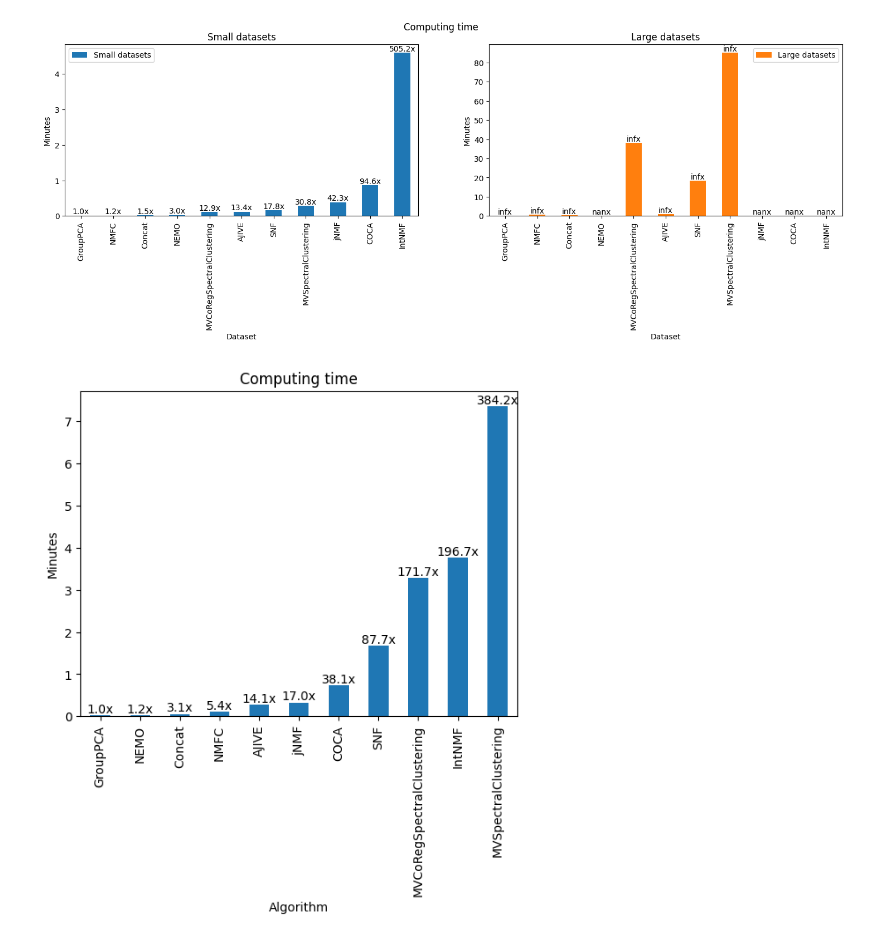
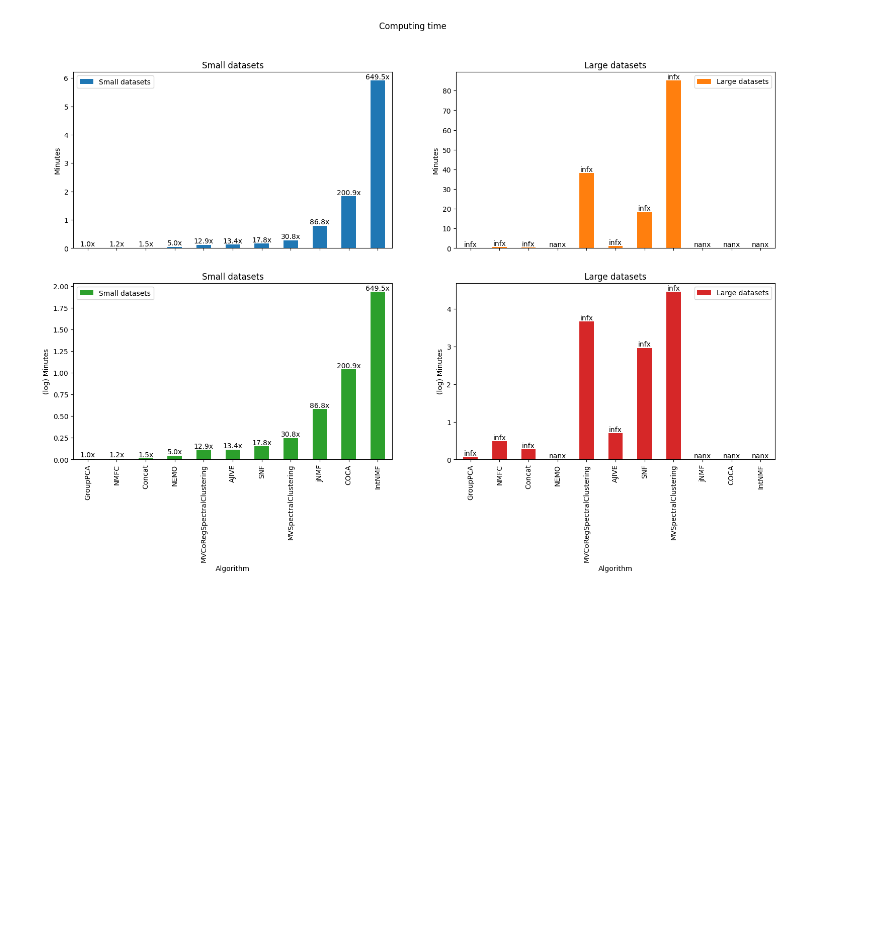
Before and after one commit to RafRomB/imml, a Jupyter notebook: time_evaluation.ipynb, the cells around one changed output. Saved outputs shown, nothing was run; the diff lists cells and outputs as text; code cells hidden in the pictures; blank space fills up the shorter version.

```diff
--- a/time_evaluation.ipynb
+++ b/time_evaluation.ipynb
@@ -45,22 +75,32 @@ dtype: float64
+# %%
+large_datasets = ["caltech101", "nuswide"]
+time = pd.DataFrame([results.drop(columns=large_datasets).mean(1), results[large_datasets].mean(1)], index= ["Small datasets", "Large datasets"]).T
+time = time.div(60).sort_values("Small datasets")
+labels = time / time.min(0)
+labels = labels.round(1).astype(str) + "x"
+time = pd.concat([time, time.apply(np.log1p)], axis=1)
+axs = time.plot.bar(title= "Computing time", xlabel= "Algorithm", ylabel= "Minutes", subplots= True, layout= (2,2), figsize= (18,10))
+for idx, ax in enumerate(axs.flatten()):
+    if idx > 1:
+        ax.set(ylabel= f"(log) {ax.get_ylabel()}")
+    _ = ax.bar_label(ax.containers[0], labels= labels.iloc[:,idx % 2])
+# %% [output]
+[figure, added]
 # %%
-large_datasets = ["caltech101", "nuswide"]
-time = pd.DataFrame([results.drop(columns=large_datasets).mean(1), results[large_datasets].mean(1)], index= ["Small datasets", "Large datasets"]).T
-time = time.div(60).sort_values("Small datasets")
-labels = time / time.min(0)
-labels = labels.round(1).astype(str) + "x"
-axs = time.plot.bar(title= "Computing time", xlabel= "Dataset", ylabel= "Minutes", subplots= True, layout= (1,2), figsize= (18,4))
-for idx, ax in enumerate(axs[0]):
-    _ = ax.bar_label(ax.containers[0], labels= labels.iloc[:,idx])
+# large_datasets = ["caltech101", "nuswide"]
+# time = pd.DataFrame([results.drop(columns=large_datasets).mean(1), results[large_datasets].mean(1)], index= ["Small datasets", "Large datasets"]).T
+# time = time.div(60).sort_values("Small datasets")
+# labels = time / time.min(0)
+# labels = labels.round(1).astype(str) + "x"
+# axs = time.plot.bar(title= "Computing time", xlabel= "Algorithm", ylabel= "Minutes", subplots= True, layout= (1,2), figsize= (18,4))
+# for idx, ax in enumerate(axs[0]):
+#     _ = ax.bar_label(ax.containers[0], labels= labels.iloc[:,idx])
-# %% [output]
-[figure, removed]
 # %%
-time = results.div(60).mean(1).sort_values()
-ax = time.plot.bar(title= "Computing time", xlabel= "Algorithm", ylabel= "Minutes")
-labels = time / time.min()
-labels = labels.round(1).astype(str) + "x"
-_ = ax.bar_label(ax.containers[0], labels= labels)
+# time = results.div(60).mean(1).sort_values()
+# ax = time.plot.bar(title= "Computing time", xlabel= "Algorithm", ylabel= "Minutes")
+# labels = time / time.min()
+# labels = labels.round(1).astype(str) + "x"
+# _ = ax.bar_label(ax.containers[0], labels= labels)
-# %% [output]
-[figure, removed]
 # %%
 results.div(60).style.format(precision=0).set_properties(**{'text-align': 'center'}).background_gradient(cmap='RdYlGn_r', axis= None)
 # %% [output]
```
Also changed, not shown: parts of 4 cells of this notebook, 2 other files.
